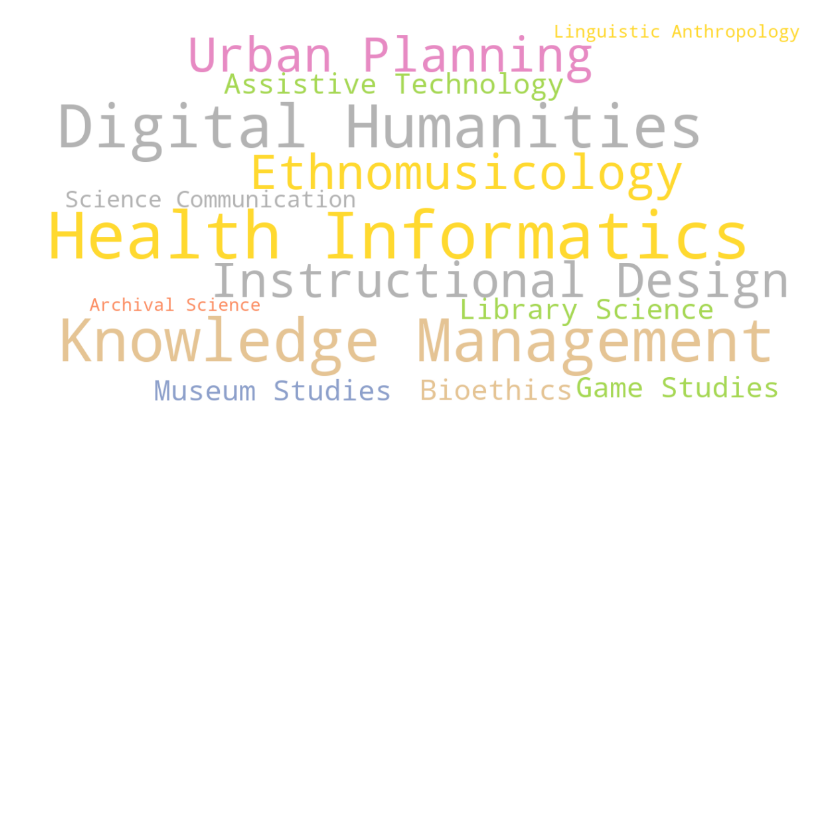
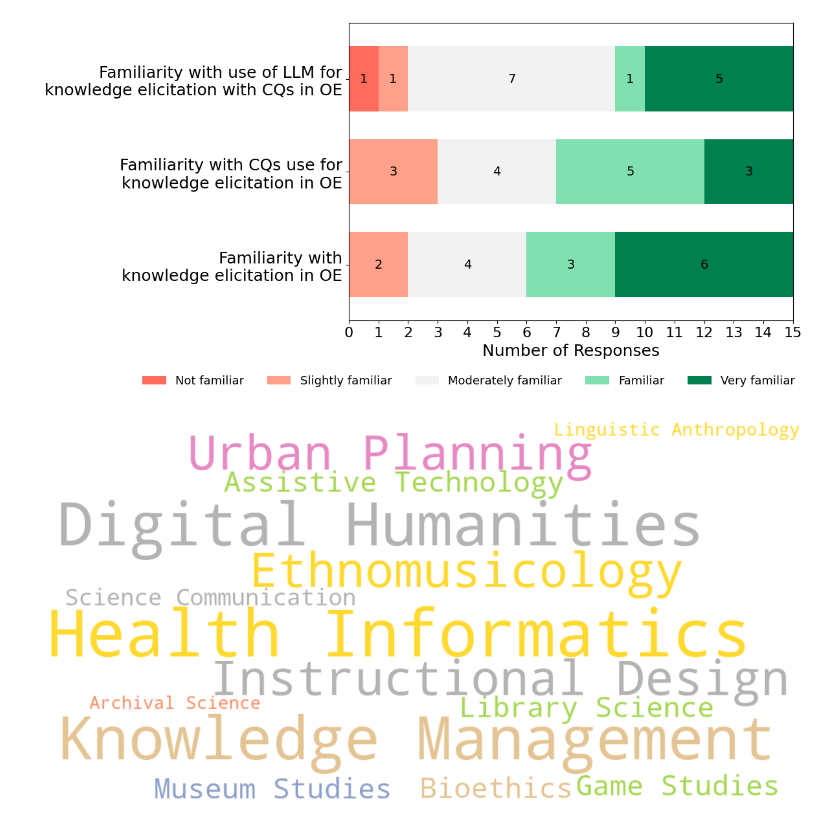
Before and after one commit to King-s-Knowledge-Graph-Lab/OntoScope, a Jupyter notebook: attached_assets/data_analysis.ipynb, the cells around one changed output. Saved outputs shown, nothing was run; the diff lists cells and outputs as text; code cells hidden in the pictures; blank space fills up the shorter version.

Commit message:
Update Likert scale label

```diff
--- a/attached_assets/data_analysis.ipynb
+++ b/attached_assets/data_analysis.ipynb
@@ -84,3 +1,87 @@ plt.show()
+# %%
+import pandas as pd
+import matplotlib.pyplot as plt
+from matplotlib.patches import Patch
+
+file_path = "/Users/zyyyh/Desktop/demographic.xlsx"
+data = pd.read_excel(file_path)
+
+cols_interest = [
+    "How familiar are you with knowledge elicitation for ontology engineering?",
+    "How familiar are you with using Competency Questions for knowledge elicitation in ontology engineering?",
+    "How familiar are you with using large language models with Competency Questions for knowledge elicitation in ontology engineering?"
+]
+
+short_names = [
+    "Familiarity with\nknowledge elicitation in OE",
+    "Familiarity with CQs use for\nknowledge elicitation in OE",
+    "Familiarity with use of LLM for\nknowledge elicitation with CQs in OE"
+]
+
+counts = {col: data[col].value_counts().sort_index() for col in cols_interest}
+df_counts = pd.DataFrame(counts).fillna(0).astype(int)
+df_counts = df_counts.T
+df_counts.index = short_names
+
+response_order = [
+    "Not familiar",
+    "Slightly familiar",
+    "Moderately familiar",
+    "Familiar",
+    "Very familiar"
+]
+df_counts = df_counts[response_order].fillna(0)
+
+colors = ["#ff6b5c", "#ffa08a", "#f2f2f2", "#80e0b0", "#007f4f"]
+
+ax = df_counts.plot(
+    kind="barh",
+    stacked=True,
+    figsize=(12, 6),
+    color=colors,
+    width=0.7,
+    legend=False
+)
+
+for i, (idx, row) in enumerate(df_counts.iterrows()):
+    cum_width = 0
+    for j, val in enumerate(row):
+        if val > 0:
+            ax.text(
+                cum_width + val/2, i, str(int(val)),
+                va="center", ha="center", fontsize=14, color="black"
+            )
+        cum_width += val
+
+plt.xlabel("Number of Responses", fontsize=18)
+plt.ylabel("", fontsize=16)
+plt.xticks(range(0, 16, 1), fontsize=16)
+plt.yticks(fontsize=18)
+
+custom_labels = [
+    "Not familiar",
+    "Slightly familiar",
+    "Moderately familiar",
+    "Familiar",
+    "Very familiar"
+]
+
+legend_items = [Patch(facecolor=colors[i], label=custom_labels[i]) for i in range(len(colors))]
+
+ax.legend(
+    handles=legend_items,
+    loc="upper center",
+    bbox_to_anchor=(0.27, -0.15),
+    ncol=5,
+    frameon=False,
+    fontsize=13
+)
+
+plt.xlim(0, 15)
+plt.tight_layout()
+plt.savefig("likert_scale_chart.png")
+# %% [output]
+[figure, added]
 # %%
 import pandas as pd
 from wordcloud import WordCloud
```
Also changed, not shown: parts of 1 cell of this notebook, 2 other files.
